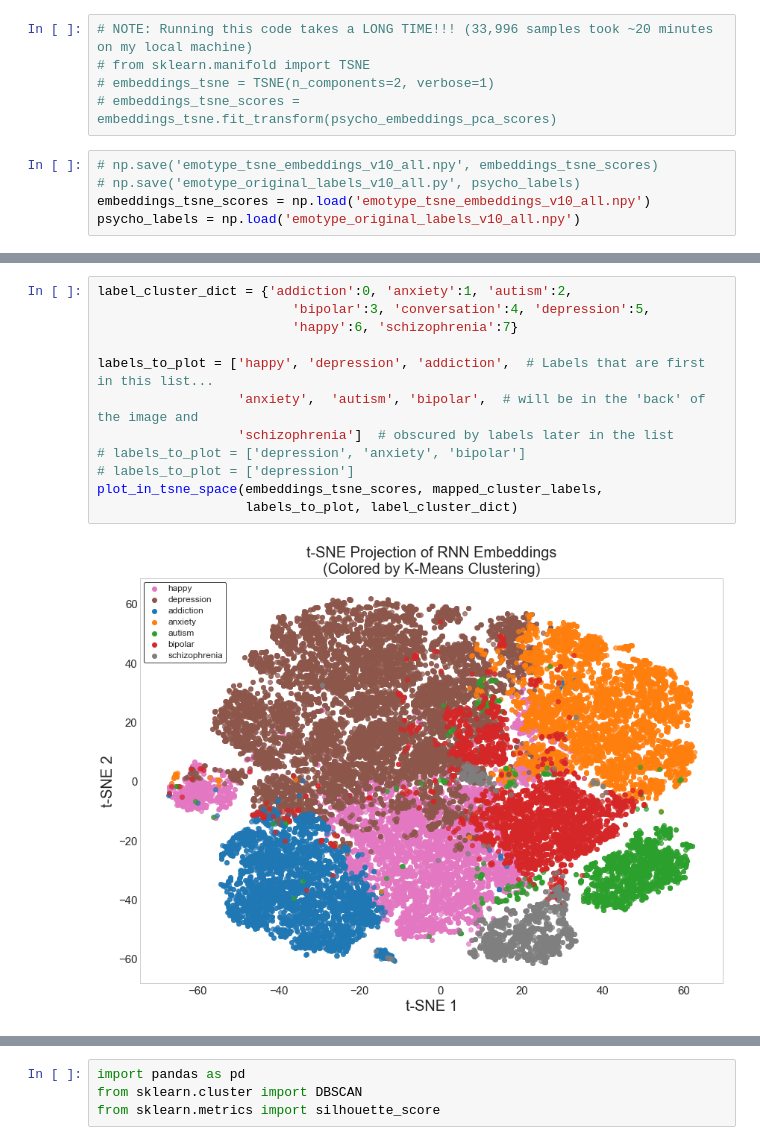
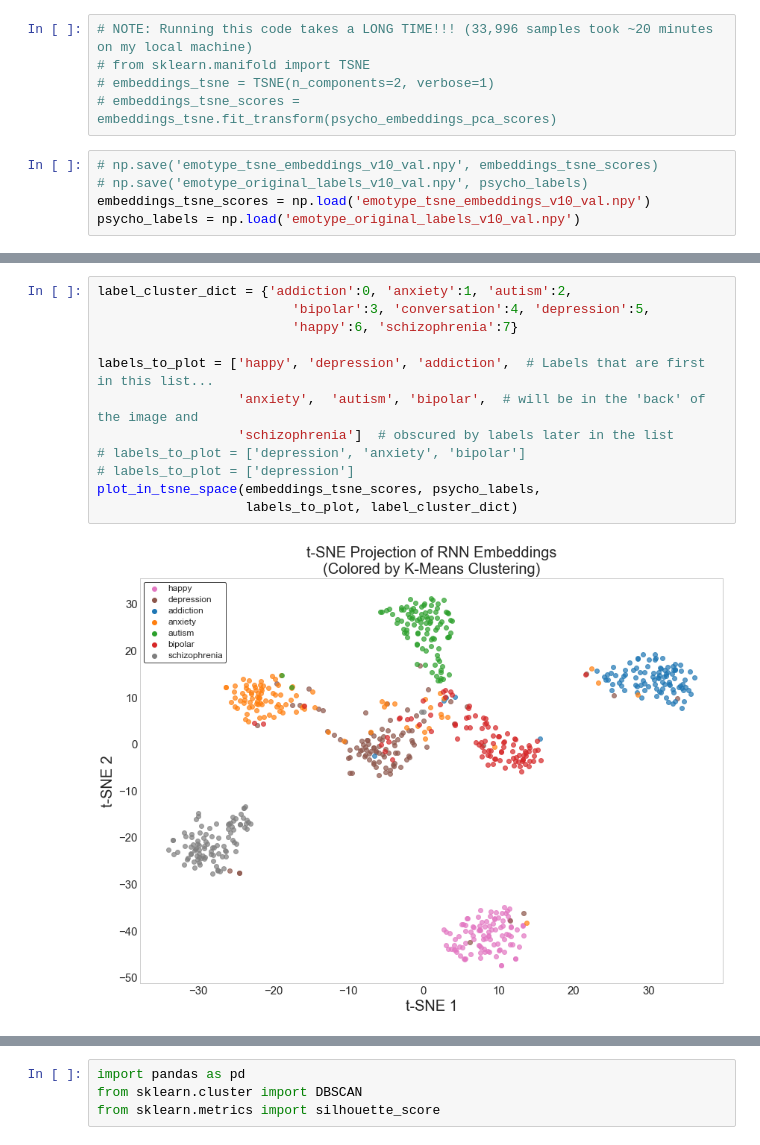
Before and after one commit to shebak11/emotionalPhenome, a Jupyter notebook: cluster_tfidf.ipynb, the cells around one changed output, grey strips where cells are left out. Saved outputs shown, nothing was run; the diff lists cells and outputs as text.

```diff
--- a/cluster_tfidf.ipynb
+++ b/cluster_tfidf.ipynb
@@ -371,10 +371,10 @@ psycho_embeddings_pca_no_dep_scores = psycho_embeddings_pca.transform(psycho_emb
 # embeddings_tsne = TSNE(n_components=2, verbose=1)
 # embeddings_tsne_scores = embeddings_tsne.fit_transform(psycho_embeddings_pca_scores)
 # %%
-# np.save('emotype_tsne_embeddings_v10_all.npy', embeddings_tsne_scores)
-# np.save('emotype_original_labels_v10_all.py', psycho_labels)
-embeddings_tsne_scores = np.load('emotype_tsne_embeddings_v10_all.npy')
-psycho_labels = np.load('emotype_original_labels_v10_all.npy')
+# np.save('emotype_tsne_embeddings_v10_val.npy', embeddings_tsne_scores)
+# np.save('emotype_original_labels_v10_val.npy', psycho_labels)
+embeddings_tsne_scores = np.load('emotype_tsne_embeddings_v10_val.npy')
+psycho_labels = np.load('emotype_original_labels_v10_val.npy')
 # %%
 def plot_in_tsne_space(tsne_embedded_data, cluster_labels, labels_to_plot, label_to_int_dict,
                        color_map=plt.cm.get_cmap(name='tab10', lut=None).colors):
@@ -425,14 +426,14 @@ def plot_in_tsne_space(tsne_embedded_data, cluster_labels, labels_to_plot, label
 # %%
 label_cluster_dict = {'addiction':0, 'anxiety':1, 'autism':2,
                          'bipolar':3, 'conversation':4, 'depression':5,
                          'happy':6, 'schizophrenia':7}
 
 labels_to_plot = ['happy', 'depression', 'addiction',  # Labels that are first in this list...
                   'anxiety',  'autism', 'bipolar',  # will be in the 'back' of the image and
                   'schizophrenia']  # obscured by labels later in the list
 # labels_to_plot = ['depression', 'anxiety', 'bipolar']
 # labels_to_plot = ['depression']
-plot_in_tsne_space(embeddings_tsne_scores, mapped_cluster_labels,
+plot_in_tsne_space(embeddings_tsne_scores, psycho_labels,
                    labels_to_plot, label_cluster_dict)
 # %% [output]
-[figure, old version]
+[figure, new version]
```
Also changed, not shown: parts of 47 cells of this notebook, 12 other files.
